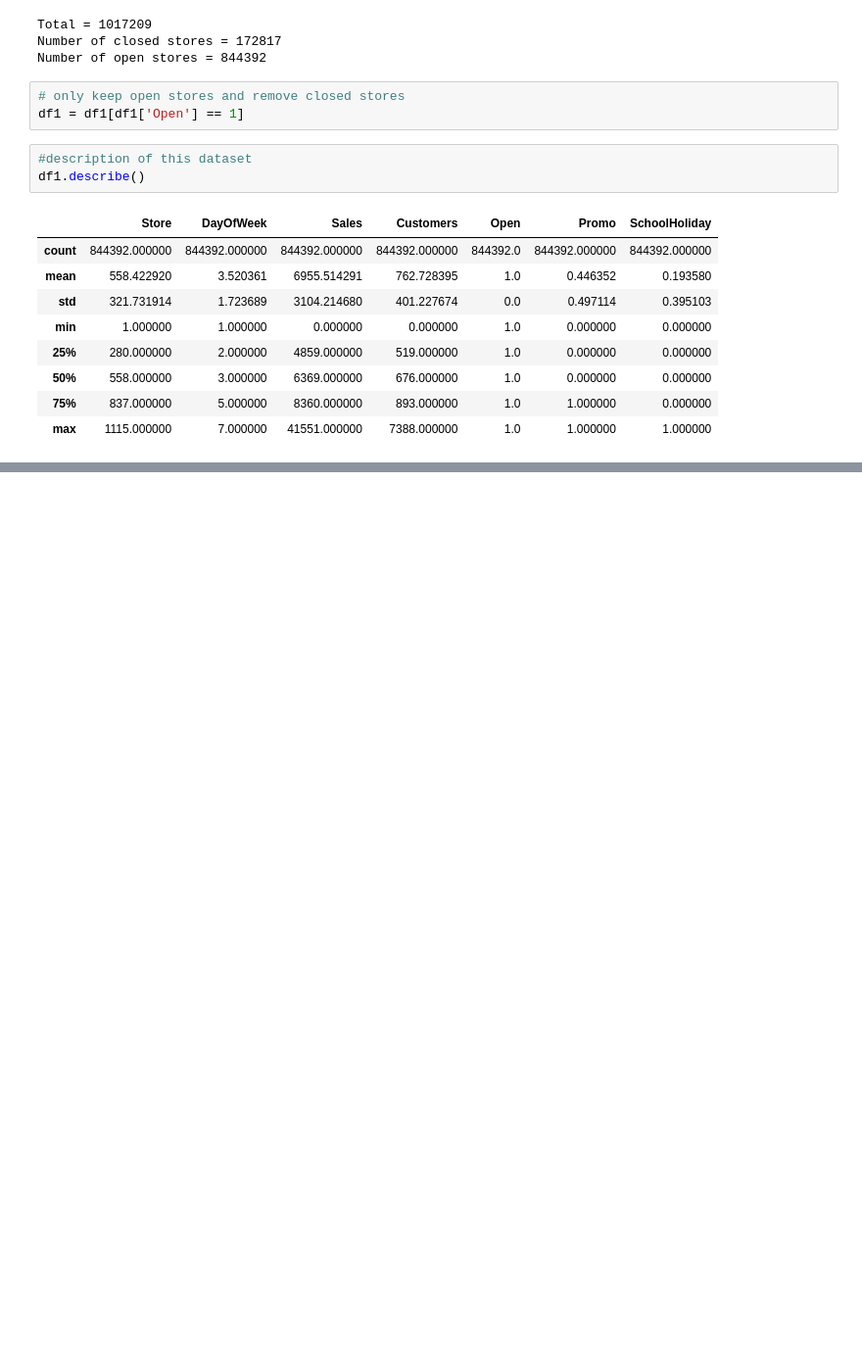
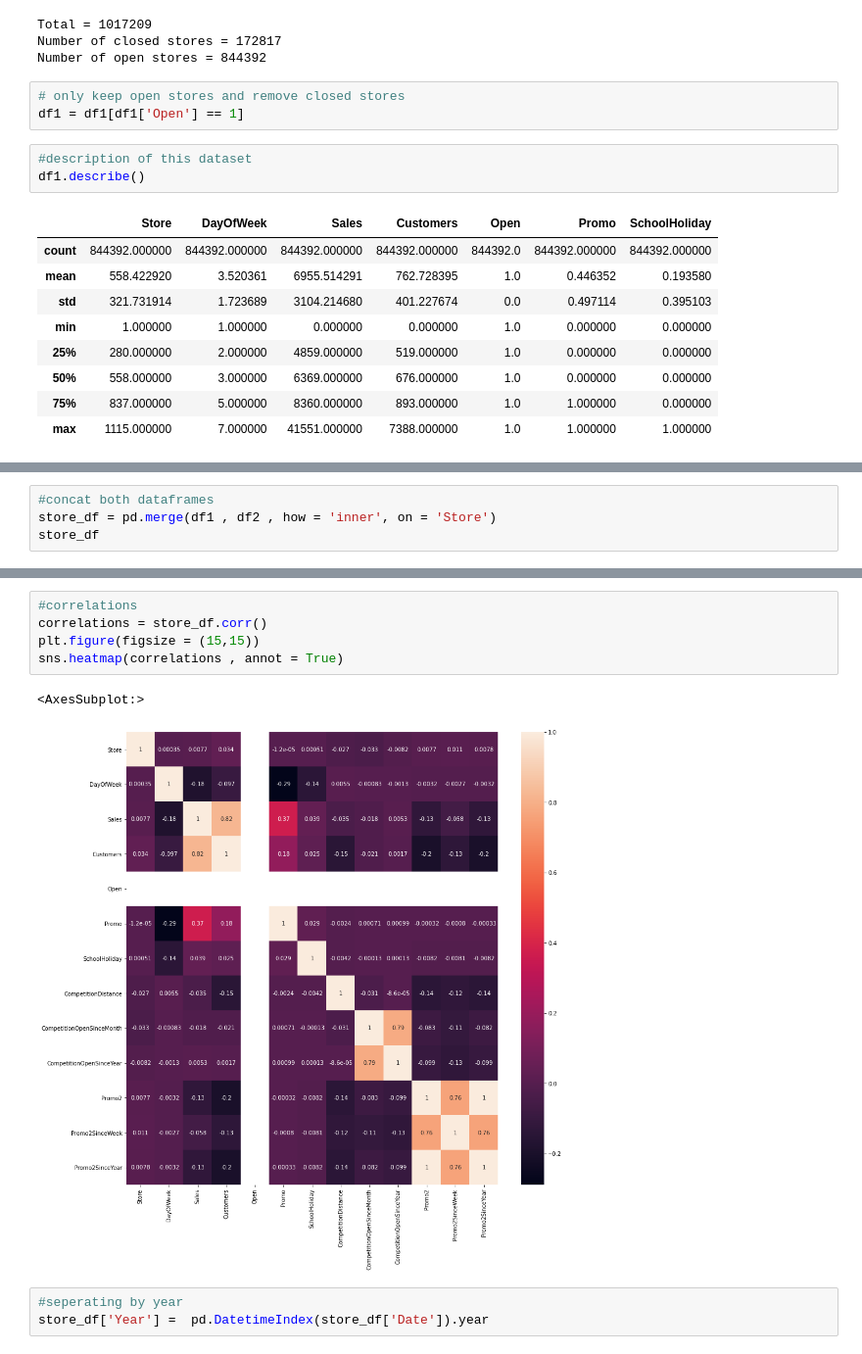
Before and after one commit to prakharsingh97/Sales-Department, a Jupyter notebook: code.ipynb, the cells around one changed output, grey strips where cells are left out. Shown at 98% size. Cells and saved outputs as stored; diff of their text form; blank space fills up the shorter version.

```diff
--- a/code.ipynb
+++ b/code.ipynb
@@ -181,0 +301,4 @@ df1.describe()
+# %%
+#concat both dataframes
+store_df = pd.merge(df1 , df2 , how = 'inner', on = 'Store')
+store_df
@@ -181,0 +319,11 @@ df1.describe()
+# %%
+#correlations
+correlations = store_df.corr()
+plt.figure(figsize = (15,15))
+sns.heatmap(correlations , annot = True)
+# %% [output]
+<AxesSubplot:>
+[figure, added]
+# %%
+#seperating by year
+store_df['Year'] =  pd.DatetimeIndex(store_df['Date']).year
```
Also changed, not shown: parts of 19 cells of this notebook.
